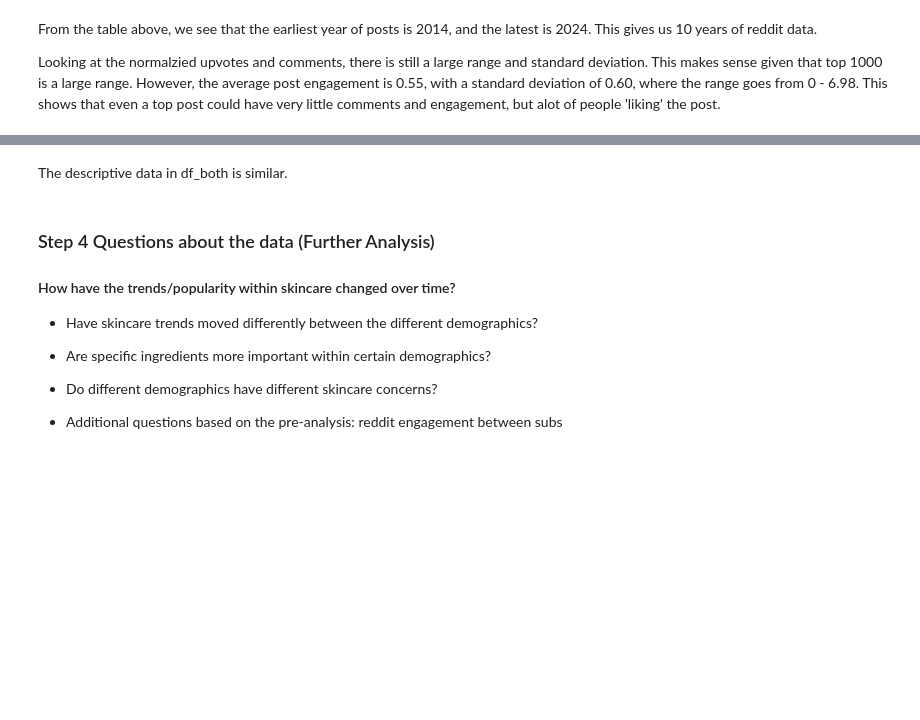
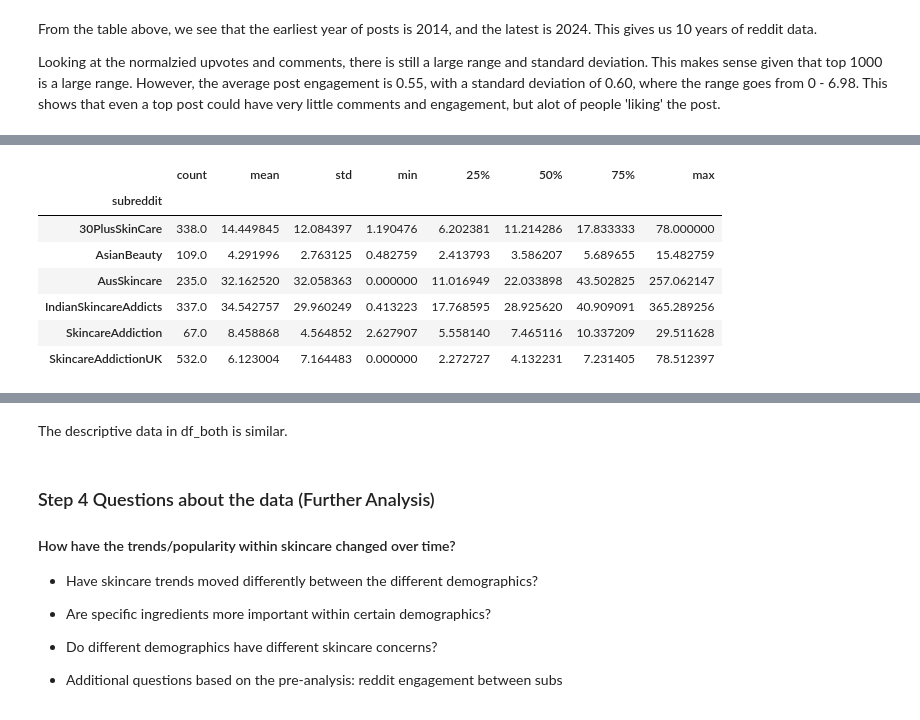
Before and after one commit to nandikaL/OX24006_EMAT0048-Part-2, a Jupyter notebook: OX24006_EMATM0048_Part2.ipynb, the cells around one changed output, grey strips where cells are left out. Drawn from its saved outputs; the diff is of its cells as text; code cells hidden in the pictures; blank space fills up the shorter version.

```diff
--- a/OX24006_EMATM0048_Part2.ipynb
+++ b/OX24006_EMATM0048_Part2.ipynb
@@ -695,0 +712,11 @@ df_both.describe()
+# %%
+subredditgroups['comments_norm'].describe()
+# %% [output]
+|  | count | mean | std | min | 25% | 50% | 75% | max |
+| subreddit |  |  |  |  |  |  |  |  |
+| 30PlusSkinCare | 338.0 | 14.449845 | 12.084397 | 1.190476 | 6.202381 | 11.214286 | 17.833333 | 78.000000 |
+| AsianBeauty | 109.0 | 4.291996 | 2.763125 | 0.482759 | 2.413793 | 3.586207 | 5.689655 | 15.482759 |
+| AusSkincare | 235.0 | 32.162520 | 32.058363 | 0.000000 | 11.016949 | 22.033898 | 43.502825 | 257.062147 |
+| IndianSkincareAddicts | 337.0 | 34.542757 | 29.960249 | 0.413223 | 17.768595 | 28.925620 | 40.909091 | 365.289256 |
+| SkincareAddiction | 67.0 | 8.458868 | 4.564852 | 2.627907 | 5.558140 | 7.465116 | 10.337209 | 29.511628 |
+| SkincareAddictionUK | 532.0 | 6.123004 | 7.164483 | 0.000000 | 2.272727 | 4.132231 | 7.231405 | 78.512397 |
```
Also changed, not shown: parts of 23 cells of this notebook.
